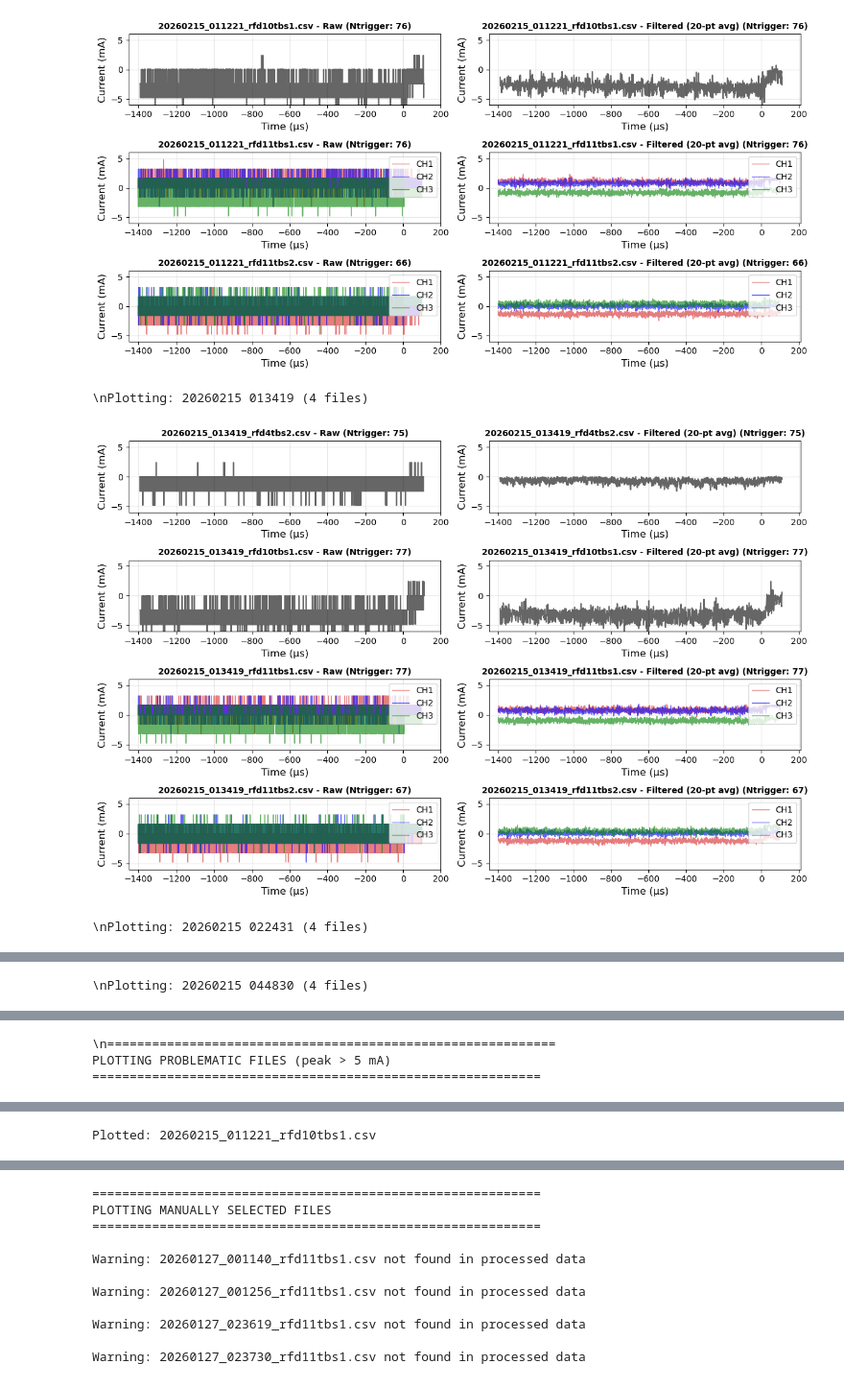
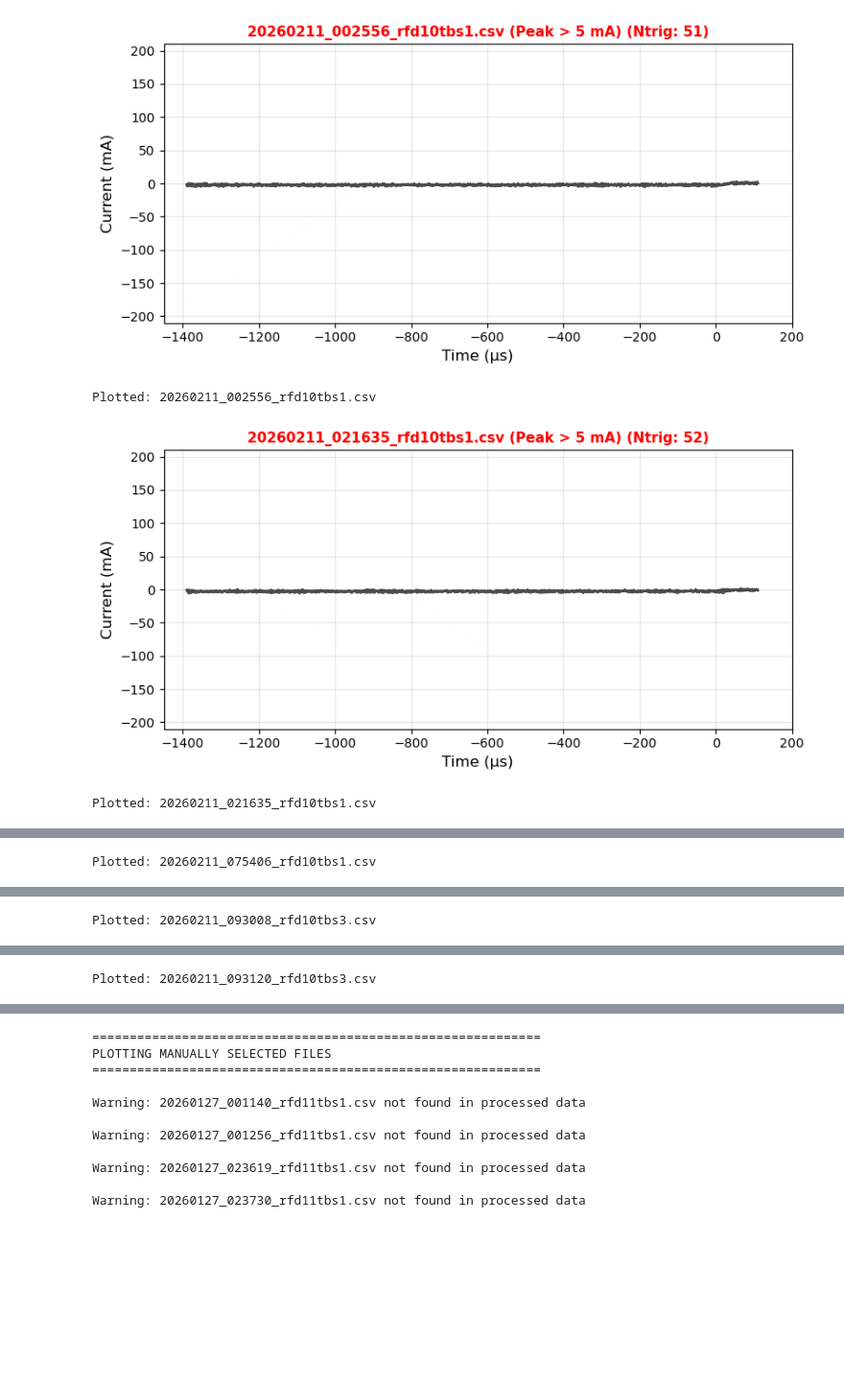
Before and after one commit to xylulu/SBL_code, a Jupyter notebook: batch_process_electrode_V2.ipynb, the cells around one changed output, grey strips where cells are left out. Shown at 96% size. Cells and saved outputs as stored; diff of their text form; code cells hidden in the pictures; blank space fills up the shorter version.

```diff
--- a/batch_process_electrode_V2.ipynb
+++ b/batch_process_electrode_V2.ipynb
@@ -2,10 +2,12 @@
 # ===== DATE SELECTION KNOB =====
 # Leave empty [] to process all dates, or specify one or more dates as strings in "YYYYMMDD" format
 # selected_dates = [] # for all dates
-selected_dates = ["20260215"]  # <-- MODIFY THIS to select specific dates
+selected_dates = ["20260211"]  # <-- MODIFY THIS to select specific dates
+# selected_dates = ["20260127"]  # <-- MODIFY THIS to select specific dates
+# selected_dates = ["20260204"]  # <-- MODIFY THIS to select specific dates
 
 # ===== PLOT SETTINGS ===== CHANGE AS NEEDED =====
-plot_all_traces = "Y"  # "Y" to plot all, "N" to skip; high current traces are always plotted
+plot_all_traces = "N"  # "Y" to plot all, "N" to skip; high current traces are always plotted
 # %%
 # ===== DISCOVER AND OPTIONAL PLOT BY DATE/TIME =====
 # Find all unique date/time combinations and plot them chronologically (if enabled)
@@ -16,7 +18,7 @@ import os
 from scipy.signal import butter, filtfilt
 from pathlib import Path
 
-data_folder = Path("/Users/xylu/Desktop/Data/electrode_local")
+data_folder = Path("/Users/xylu/Desktop/Data/electrode_local/")
 all_files = sorted(data_folder.glob("*.csv"))
 
 print(f"Total files found: {len(all_files)}")
@@ -333,8 +335,10 @@ if peak_results:
         ax.set_title(f'{file_data["filename"]} (Peak > 5 mA){title_suffix}', fontsize=11, fontweight='bold', color='red')
         ax.grid(True, alpha=0.3)
         ax.tick_params(labelsize=10)
-        ax.set_ylim(-55, 210)
+        ax.set_ylim(-210, 210)
         ax.set_xlim(-1450, 200)
+        # ax.set_xlim(-600, 150)
+        # ax.set_ylim(-50, 210)
 
         if file_data['is_rfd11']:
             ax.legend(fontsize=10, loc='upper left')
@@ -379,4 +383,4 @@ PLOTTING ALL TRACES
-[figure, old version]
+[figure, new version]
-\nPlotting: 20260215 013419 (4 files)
+Plotted: 20260211_002556_rfd10tbs1.csv
-[figure, old version]
+[figure, new version]
-\nPlotting: 20260215 022431 (4 files)
+Plotted: 20260211_021635_rfd10tbs1.csv
@@ -384 +388 @@ PLOTTING ALL TRACES
-\nPlotting: 20260215 044830 (4 files)
+Plotted: 20260211_075406_rfd10tbs1.csv
@@ -386,3 +390 @@ PLOTTING ALL TRACES
-\n============================================================
-PLOTTING PROBLEMATIC FILES (peak > 5 mA)
-============================================================
+Plotted: 20260211_093008_rfd10tbs3.csv
@@ -390 +392 @@ PLOTTING PROBLEMATIC FILES (peak > 5 mA)
-Plotted: 20260215_011221_rfd10tbs1.csv
+Plotted: 20260211_093120_rfd10tbs3.csv
```
Also changed, not shown: parts of 2 cells of this notebook.
